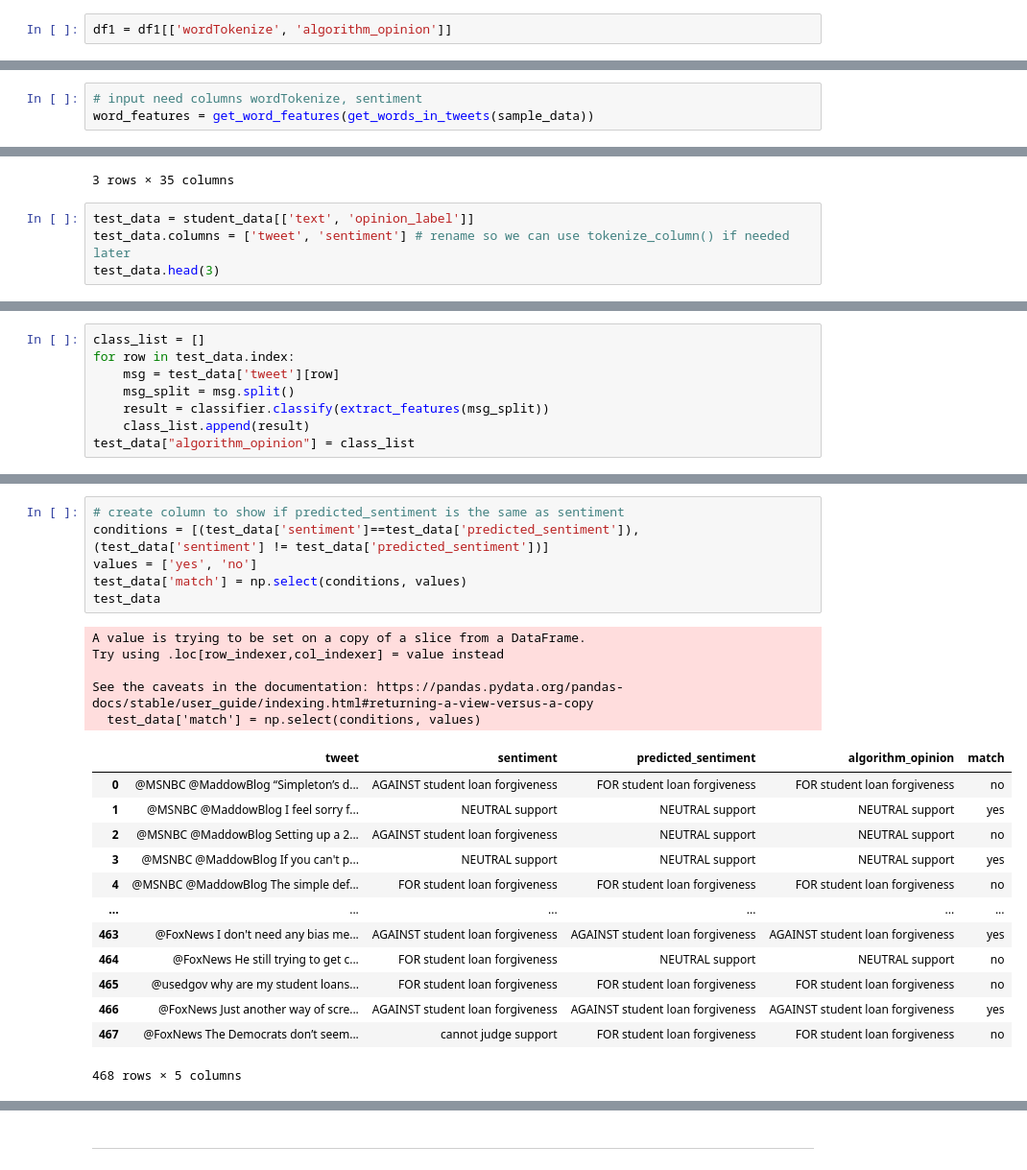
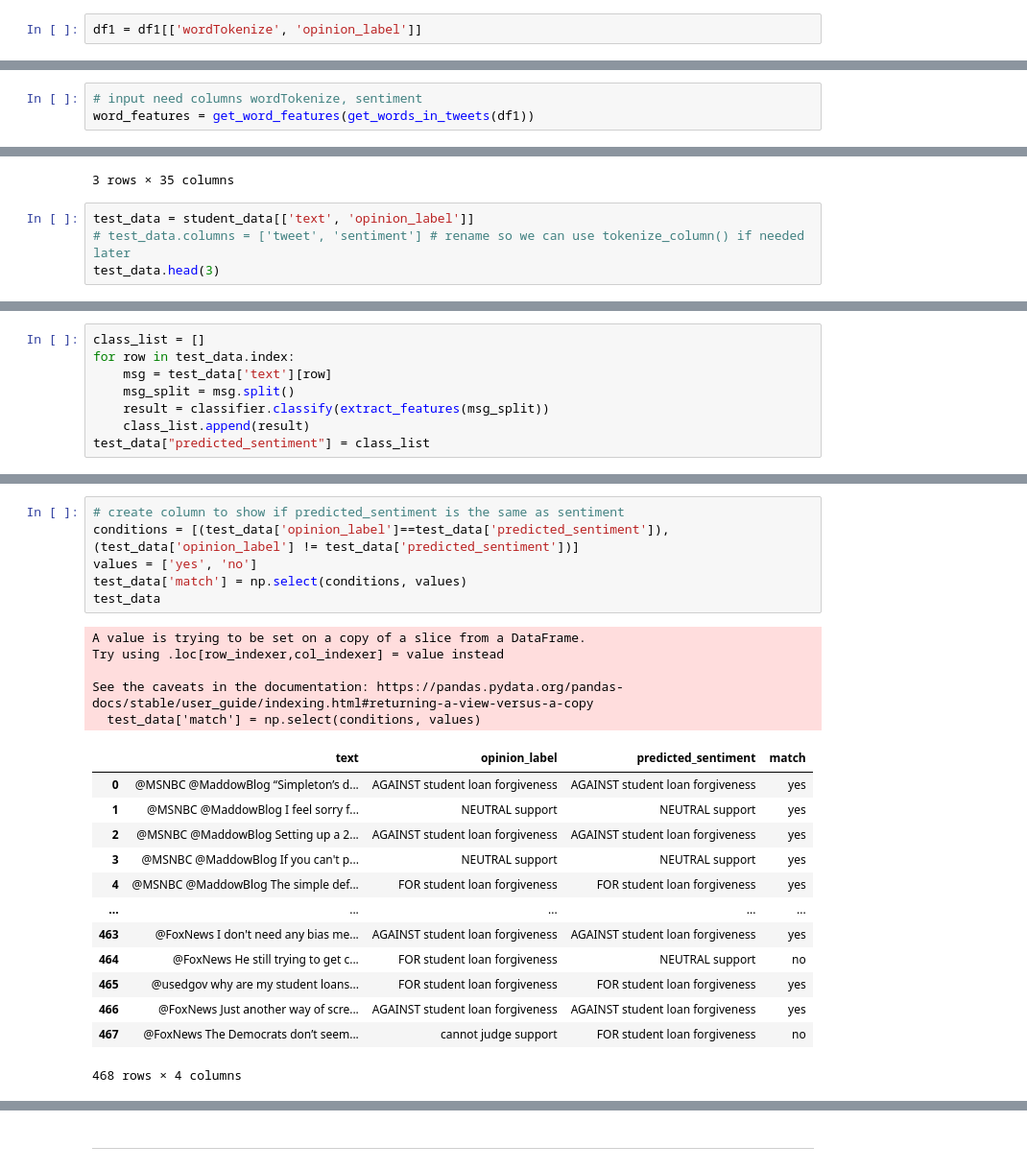
Before and after one commit to mzins/analysis-of-public-opinion, a Jupyter notebook: sentiment_analysis.ipynb, the cells around one changed output, grey strips where cells are left out. Shown at 96% size. Saved outputs shown, nothing was run; the diff lists cells and outputs as text.

Commit message:
remove unnecessary chunks from sentiment_analysis

```diff
--- a/sentiment_analysis.ipynb
+++ b/sentiment_analysis.ipynb
@@ -258,4 +125,4 @@ Name: algorithm_opinion, dtype: int64
 # %%
-df1 = df1[['wordTokenize', 'algorithm_opinion']]
+df1 = df1[['wordTokenize', 'opinion_label']]
 # %%
 df1.tail(2)
@@ -271,7 +138,7 @@ def records(df):
 df1 = records(df1)
 # %%
 # input need columns wordTokenize, sentiment
-word_features = get_word_features(get_words_in_tweets(sample_data))
+word_features = get_word_features(get_words_in_tweets(df1))
 # %%
 def extract_features(document):
     document_words = set(document)
@@ -308,6 +175,6 @@ student_data.head(3)
 3 rows × 35 columns
 # %%
 test_data = student_data[['text', 'opinion_label']]
-test_data.columns = ['tweet', 'sentiment'] # rename so we can use tokenize_column() if needed later
+# test_data.columns = ['tweet', 'sentiment'] # rename so we can use tokenize_column() if needed later
 test_data.head(3)
 # %% [output]
@@ -318,11 +185,11 @@ test_data.head(3)
 # %%
 class_list = []
 for row in test_data.index:
-    msg = test_data['tweet'][row]
+    msg = test_data['text'][row]
     msg_split = msg.split()
     result = classifier.classify(extract_features(msg_split))
     class_list.append(result)
-test_data["algorithm_opinion"] = class_list
+test_data["predicted_sentiment"] = class_list
 # %% [output]
 A value is trying to be set on a copy of a slice from a DataFrame.
 Try using .loc[row_indexer,col_indexer] = value instead
@@ -332,28 +206,28 @@ See the caveats in the documentation: https://pandas.pydata.org/pandas-docs/stab
 # %%
 # create column to show if predicted_sentiment is the same as sentiment
-conditions = [(test_data['sentiment']==test_data['predicted_sentiment']),
-(test_data['sentiment'] != test_data['predicted_sentiment'])]
+conditions = [(test_data['opinion_label']==test_data['predicted_sentiment']),
+(test_data['opinion_label'] != test_data['predicted_sentiment'])]
 values = ['yes', 'no']
 test_data['match'] = np.select(conditions, values)
 test_data
 # %% [output]
 A value is trying to be set on a copy of a slice from a DataFrame.
 Try using .loc[row_indexer,col_indexer] = value instead
 
 See the caveats in the documentation: https://pandas.pydata.org/pandas-docs/stable/user_guide/indexing.html#returning-a-view-versus-a-copy
   test_data['match'] = np.select(conditions, values)
-|  | tweet | sentiment | predicted_sentiment | algorithm_opinion | match |
-| 0 | @MSNBC @MaddowBlog “Simpleton’s d... | AGAINST student loan forgiveness | FOR student loan forgiveness | FOR student loan forgiveness | no |
-| 1 | @MSNBC @MaddowBlog I feel sorry f... | NEUTRAL support | NEUTRAL support | NEUTRAL support | yes |
-| 2 | @MSNBC @MaddowBlog Setting up a 2... | AGAINST student loan forgiveness | NEUTRAL support | NEUTRAL support | no |
-| 3 | @MSNBC @MaddowBlog If you can't p... | NEUTRAL support | NEUTRAL support | NEUTRAL support | yes |
-| 4 | @MSNBC @MaddowBlog The simple def... | FOR student loan forgiveness | FOR student loan forgiveness | FOR student loan forgiveness | no |
-| ... | ... | ... | ... | ... | ... |
-| 463 | @FoxNews I don't need any bias me... | AGAINST student loan forgiveness | AGAINST student loan forgiveness | AGAINST student loan forgiveness | yes |
-| 464 | @FoxNews He still trying to get c... | FOR student loan forgiveness | NEUTRAL support | NEUTRAL support | no |
-| 465 | @usedgov why are my student loans... | FOR student loan forgiveness | FOR student loan forgiveness | FOR student loan forgiveness | no |
-| 466 | @FoxNews Just another way of scre... | AGAINST student loan forgiveness | AGAINST student loan forgiveness | AGAINST student loan forgiveness | yes |
-| 467 | @FoxNews The Democrats don’t seem... | cannot judge support | FOR student loan forgiveness | FOR student loan forgiveness | no |
+|  | text | opinion_label | predicted_sentiment | match |
+| 0 | @MSNBC @MaddowBlog “Simpleton’s d... | AGAINST student loan forgiveness | AGAINST student loan forgiveness | yes |
+| 1 | @MSNBC @MaddowBlog I feel sorry f... | NEUTRAL support | NEUTRAL support | yes |
+| 2 | @MSNBC @MaddowBlog Setting up a 2... | AGAINST student loan forgiveness | AGAINST student loan forgiveness | yes |
+| 3 | @MSNBC @MaddowBlog If you can't p... | NEUTRAL support | NEUTRAL support | yes |
+| 4 | @MSNBC @MaddowBlog The simple def... | FOR student loan forgiveness | FOR student loan forgiveness | yes |
+| ... | ... | ... | ... | ... |
+| 463 | @FoxNews I don't need any bias me... | AGAINST student loan forgiveness | AGAINST student loan forgiveness | yes |
+| 464 | @FoxNews He still trying to get c... | FOR student loan forgiveness | NEUTRAL support | no |
+| 465 | @usedgov why are my student loans... | FOR student loan forgiveness | FOR student loan forgiveness | yes |
+| 466 | @FoxNews Just another way of scre... | AGAINST student loan forgiveness | AGAINST student loan forgiveness | yes |
+| 467 | @FoxNews The Democrats don’t seem... | cannot judge support | FOR student loan forgiveness | no |
-468 rows × 5 columns
+468 rows × 4 columns
 # %%
 # count up now many matches
```
Also changed, not shown: parts of 55 cells of this notebook.
